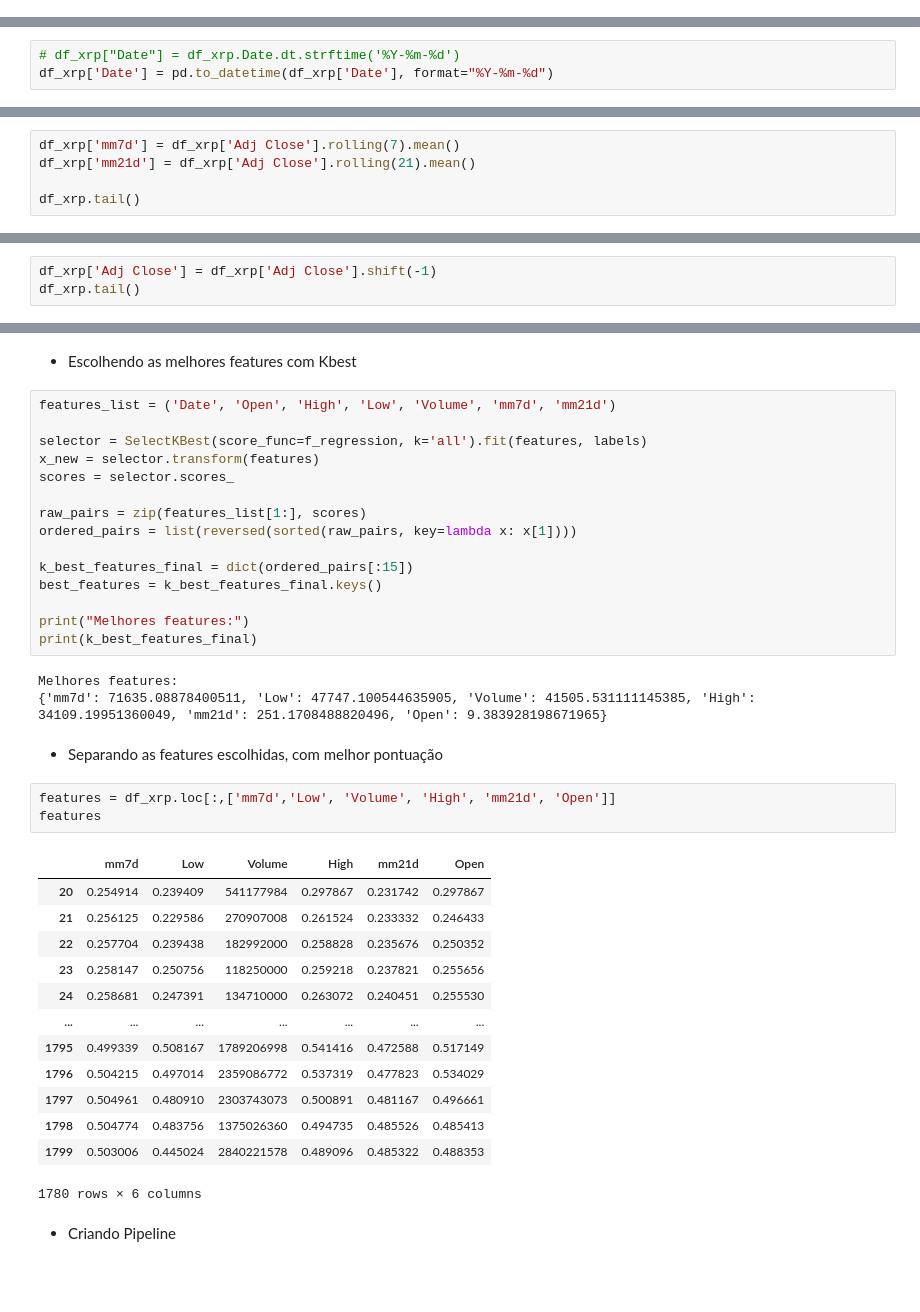
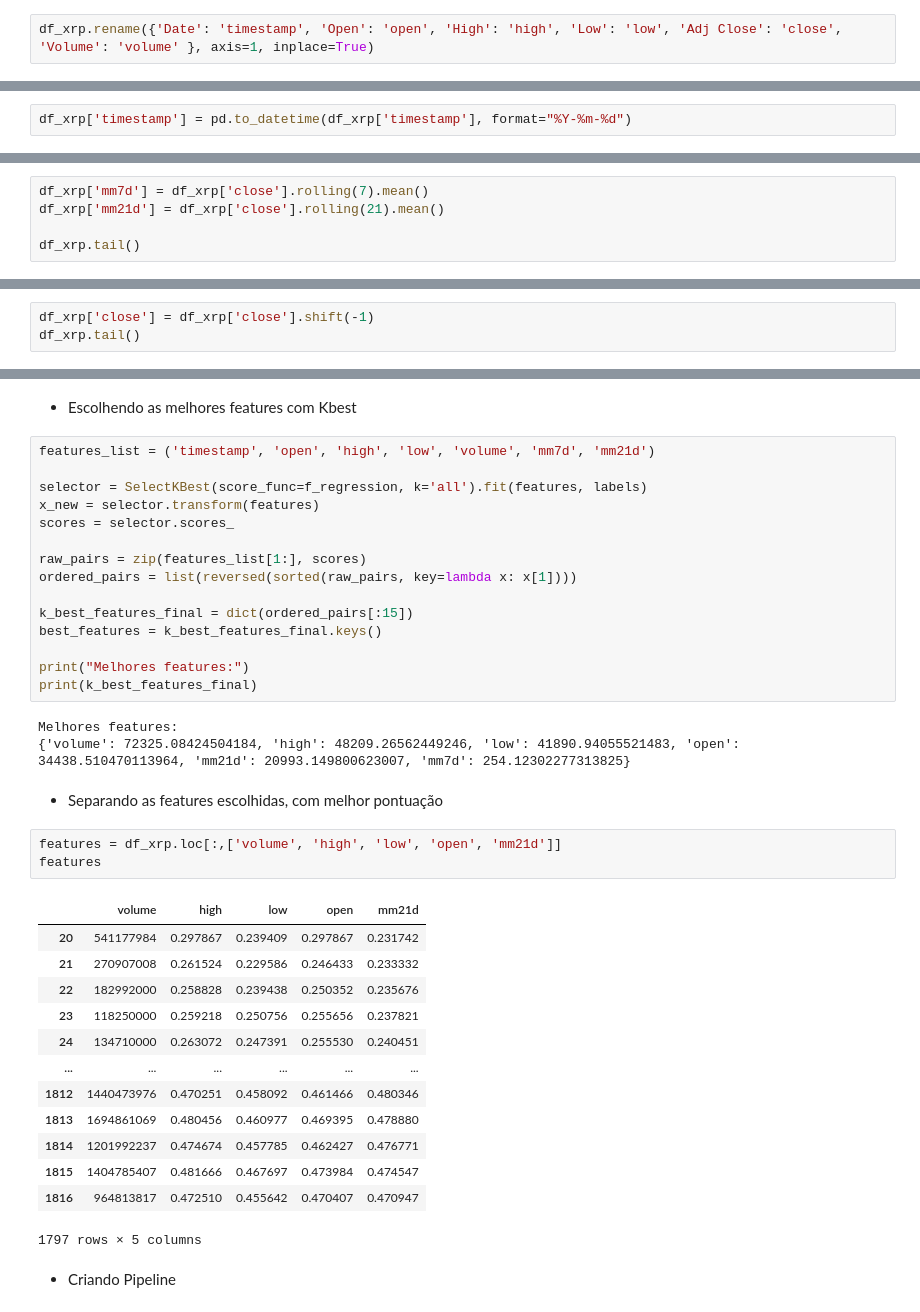
Before and after one commit to fabriciocovalesci/tcc_predict_crypto, a Jupyter notebook: model_predict/predict_crypto/ripple/Ripple_LR.ipynb, the cells around one changed output, grey strips where cells are left out. Cells and saved outputs as stored; diff of their text form; blank space fills up the shorter version.

```diff
--- a/model_predict/predict_crypto/ripple/Ripple_LR.ipynb
+++ b/model_predict/predict_crypto/ripple/Ripple_LR.ipynb
@@ -99,3 +99,5 @@ df_xrp.reset_index(inplace=True)
+# %%
+df_xrp.rename({'Date': 'timestamp', 'Open': 'open', 'High': 'high', 'Low': 'low', 'Adj Close': 'close', 'Volume': 'volume' }, axis=1, inplace=True)
 # %%
 df_xrp.dtypes
 # %% [output]
@@ -111,13 +112,12 @@ dtype: object
 # %% [markdown]
 - Converter data
 # %%
-# df_xrp["Date"] = df_xrp.Date.dt.strftime('%Y-%m-%d')
-df_xrp['Date'] = pd.to_datetime(df_xrp['Date'], format="%Y-%m-%d")
+df_xrp['timestamp'] = pd.to_datetime(df_xrp['timestamp'], format="%Y-%m-%d")
 # %% [markdown]
 - Criar médias móveis de 7 dias e 21 dias
 # %%
-df_xrp['mm7d'] = df_xrp['Adj Close'].rolling(7).mean()
-df_xrp['mm21d'] = df_xrp['Adj Close'].rolling(21).mean()
+df_xrp['mm7d'] = df_xrp['close'].rolling(7).mean()
+df_xrp['mm21d'] = df_xrp['close'].rolling(21).mean()
 
 df_xrp.tail()
 # %% [output]
@@ -168,6 +168,6 @@ create_plot_custom("W", 2021, "bar")
 # %% [markdown]
 - Empurrando para frente os valores da criptomoeda
 # %%
-df_xrp['Adj Close'] = df_xrp['Adj Close'].shift(-1)
+df_xrp['close'] = df_xrp['close'].shift(-1)
 df_xrp.tail()
 # %% [output]
@@ -227,7 +227,7 @@ labels = df_xrp['Adj Close']
 # %% [markdown]
 - Escolhendo as melhores features com Kbest
 # %%
-features_list = ('Date', 'Open', 'High', 'Low', 'Volume', 'mm7d', 'mm21d')
+features_list = ('timestamp', 'open', 'high', 'low', 'volume', 'mm7d', 'mm21d')
 
 selector = SelectKBest(score_func=f_regression, k='all').fit(features, labels)
 x_new = selector.transform(features)
@@ -243,26 +243,26 @@ print("Melhores features:")
 print(k_best_features_final)
 # %% [output]
 Melhores features:
-{'mm7d': 71635.08878400511, 'Low': 47747.100544635905, 'Volume': 41505.531111145385, 'High': 34109.19951360049, 'mm21d': 251.1708488820496, 'Open': 9.383928198671965}
+{'volume': 72325.08424504184, 'high': 48209.26562449246, 'low': 41890.94055521483, 'open': 34438.510470113964, 'mm21d': 20993.149800623007, 'mm7d': 254.12302277313825}
 # %% [markdown]
 - Separando as features escolhidas, com melhor pontuação
 # %%
-features = df_xrp.loc[:,['mm7d','Low', 'Volume', 'High', 'mm21d', 'Open']]
+features = df_xrp.loc[:,['volume', 'high', 'low', 'open', 'mm21d']]
 features
 # %% [output]
-|  | mm7d | Low | Volume | High | mm21d | Open |
-| 20 | 0.254914 | 0.239409 | 541177984 | 0.297867 | 0.231742 | 0.297867 |
-| 21 | 0.256125 | 0.229586 | 270907008 | 0.261524 | 0.233332 | 0.246433 |
-| 22 | 0.257704 | 0.239438 | 182992000 | 0.258828 | 0.235676 | 0.250352 |
-| 23 | 0.258147 | 0.250756 | 118250000 | 0.259218 | 0.237821 | 0.255656 |
-| 24 | 0.258681 | 0.247391 | 134710000 | 0.263072 | 0.240451 | 0.255530 |
-| ... | ... | ... | ... | ... | ... | ... |
-| 1795 | 0.499339 | 0.508167 | 1789206998 | 0.541416 | 0.472588 | 0.517149 |
-| 1796 | 0.504215 | 0.497014 | 2359086772 | 0.537319 | 0.477823 | 0.534029 |
-| 1797 | 0.504961 | 0.480910 | 2303743073 | 0.500891 | 0.481167 | 0.496661 |
-| 1798 | 0.504774 | 0.483756 | 1375026360 | 0.494735 | 0.485526 | 0.485413 |
-| 1799 | 0.503006 | 0.445024 | 2840221578 | 0.489096 | 0.485322 | 0.488353 |
+|  | volume | high | low | open | mm21d |
+| 20 | 541177984 | 0.297867 | 0.239409 | 0.297867 | 0.231742 |
+| 21 | 270907008 | 0.261524 | 0.229586 | 0.246433 | 0.233332 |
+| 22 | 182992000 | 0.258828 | 0.239438 | 0.250352 | 0.235676 |
+| 23 | 118250000 | 0.259218 | 0.250756 | 0.255656 | 0.237821 |
+| 24 | 134710000 | 0.263072 | 0.247391 | 0.255530 | 0.240451 |
+| ... | ... | ... | ... | ... | ... |
+| 1812 | 1440473976 | 0.470251 | 0.458092 | 0.461466 | 0.480346 |
+| 1813 | 1694861069 | 0.480456 | 0.460977 | 0.469395 | 0.478880 |
+| 1814 | 1201992237 | 0.474674 | 0.457785 | 0.462427 | 0.476771 |
+| 1815 | 1404785407 | 0.481666 | 0.467697 | 0.473984 | 0.474547 |
+| 1816 | 964813817 | 0.472510 | 0.455642 | 0.470407 | 0.470947 |
-1780 rows × 6 columns
+1797 rows × 5 columns
 # %% [markdown]
 - Criando Pipeline
 # %%
```
Also changed, not shown: parts of 23 cells of this notebook.
